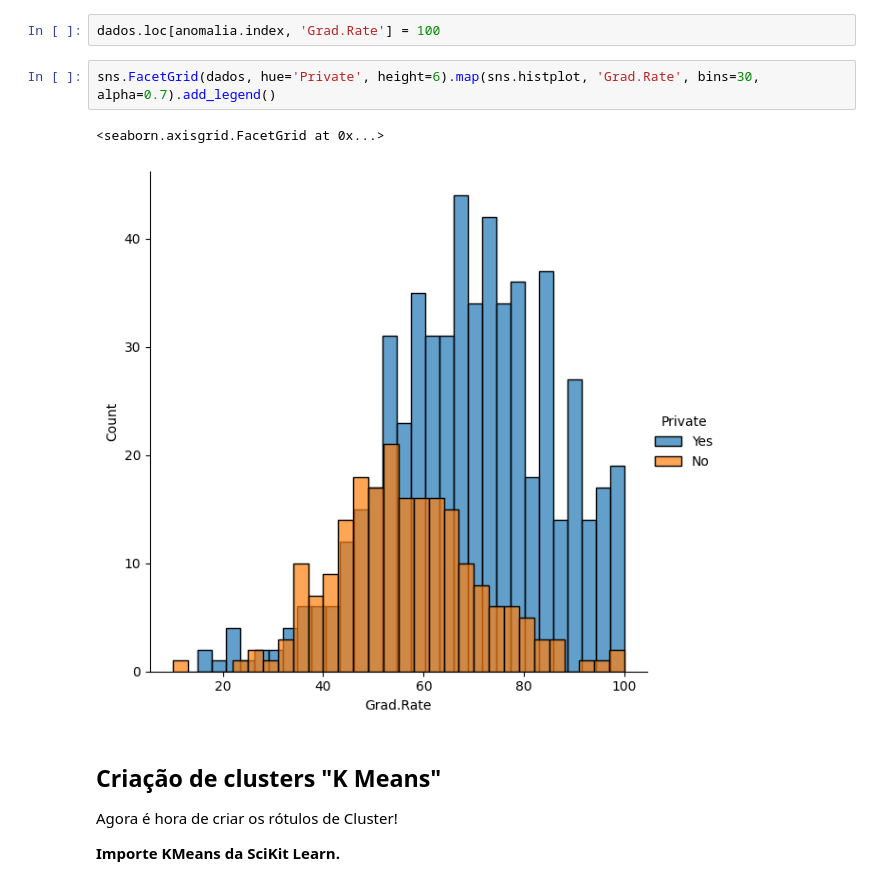
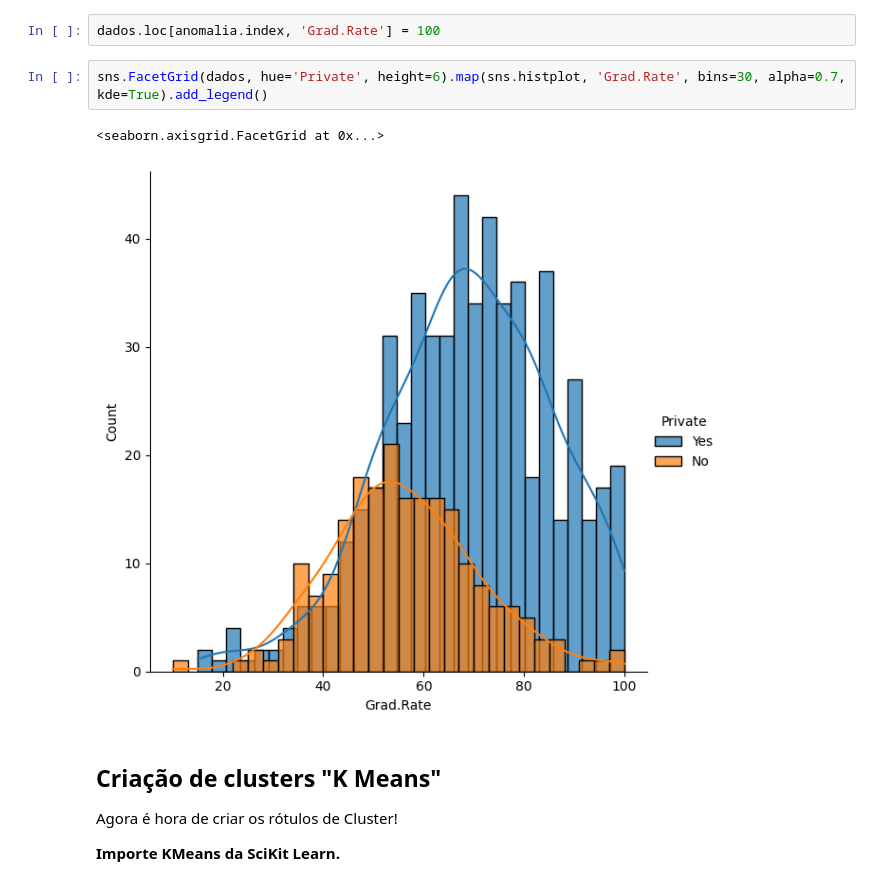
Before and after one commit to brunomartinsmv/MachineLearning, a Jupyter notebook: 2025/atividades/K-Means/Projeto de K Means Clustering - Projeto.ipynb, the cells around one changed output. Drawn from its saved outputs; the diff is of its cells as text.

```diff
--- a/2025/atividades/K-Means/Projeto de K Means Clustering - Projeto.ipynb
+++ b/2025/atividades/K-Means/Projeto de K Means Clustering - Projeto.ipynb
@@ -192,10 +192,10 @@ anomalia.index.tolist()
 # %%
 dados.loc[anomalia.index, 'Grad.Rate'] = 100
 # %%
-sns.FacetGrid(dados, hue='Private', height=6).map(sns.histplot, 'Grad.Rate', bins=30, alpha=0.7).add_legend()
+sns.FacetGrid(dados, hue='Private', height=6).map(sns.histplot, 'Grad.Rate', bins=30, alpha=0.7, kde=True).add_legend()
 # %% [output]
 <seaborn.axisgrid.FacetGrid at 0x...>
-[figure, old version]
+[figure, new version]
 # %% [markdown]
 ## Criação de clusters "K Means"
 
```
Also changed, not shown: parts of 17 cells of this notebook.
